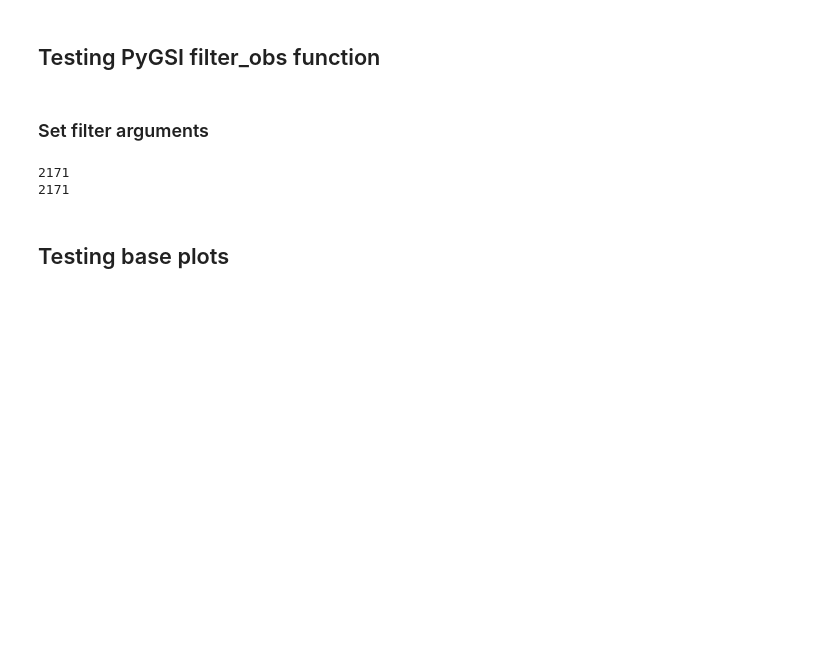
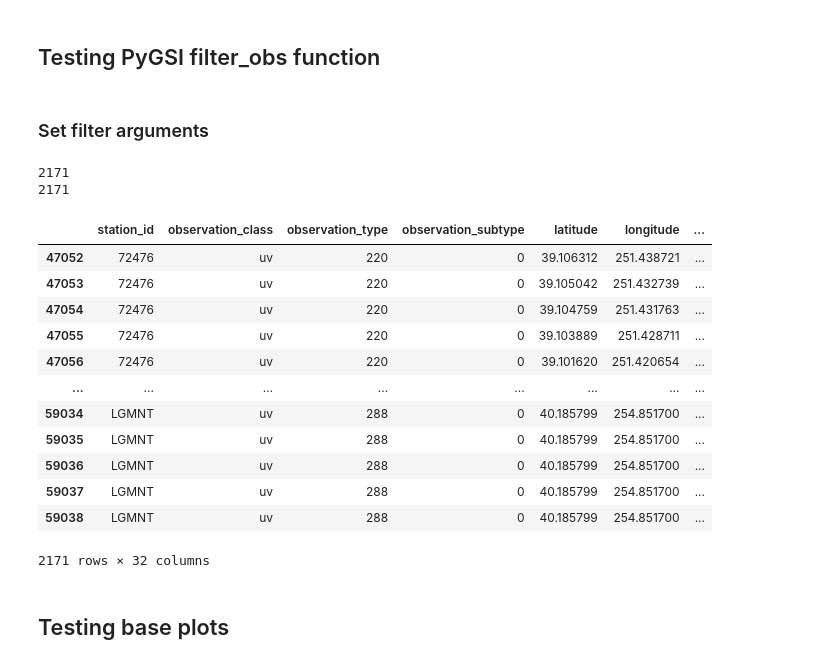
Before and after one commit to NOAA-GSL/pyDAmonitor, a Jupyter notebook: code/filter_df_testing.ipynb, the cells around one changed output. Saved outputs shown, nothing was run; the diff lists cells and outputs as text; code cells hidden in the pictures; blank space fills up the shorter version.

```diff
--- a/code/filter_df_testing.ipynb
+++ b/code/filter_df_testing.ipynb
@@ -71,6 +79,22 @@ print(len(df_ges_fil))
 # %% [output]
 2171
 2171
+# %%
+df_anl_fil
+# %% [output]
+|  | station_id | observation_class | observation_type | observation_subtype | latitude | longitude | ... |
+| 47052 | 72476 | uv | 220 | 0 | 39.106312 | 251.438721 | ... |
+| 47053 | 72476 | uv | 220 | 0 | 39.105042 | 251.432739 | ... |
+| 47054 | 72476 | uv | 220 | 0 | 39.104759 | 251.431763 | ... |
+| 47055 | 72476 | uv | 220 | 0 | 39.103889 | 251.428711 | ... |
+| 47056 | 72476 | uv | 220 | 0 | 39.101620 | 251.420654 | ... |
+| ... | ... | ... | ... | ... | ... | ... | ... |
+| 59034 | LGMNT | uv | 288 | 0 | 40.185799 | 254.851700 | ... |
+| 59035 | LGMNT | uv | 288 | 0 | 40.185799 | 254.851700 | ... |
+| 59036 | LGMNT | uv | 288 | 0 | 40.185799 | 254.851700 | ... |
+| 59037 | LGMNT | uv | 288 | 0 | 40.185799 | 254.851700 | ... |
+| 59038 | LGMNT | uv | 288 | 0 | 40.185799 | 254.851700 | ... |
+2171 rows × 32 columns
 # %% [markdown]
 ## Testing base plots
 # %%
```
Also changed, not shown: parts of 2 cells of this notebook, 1 other file.
